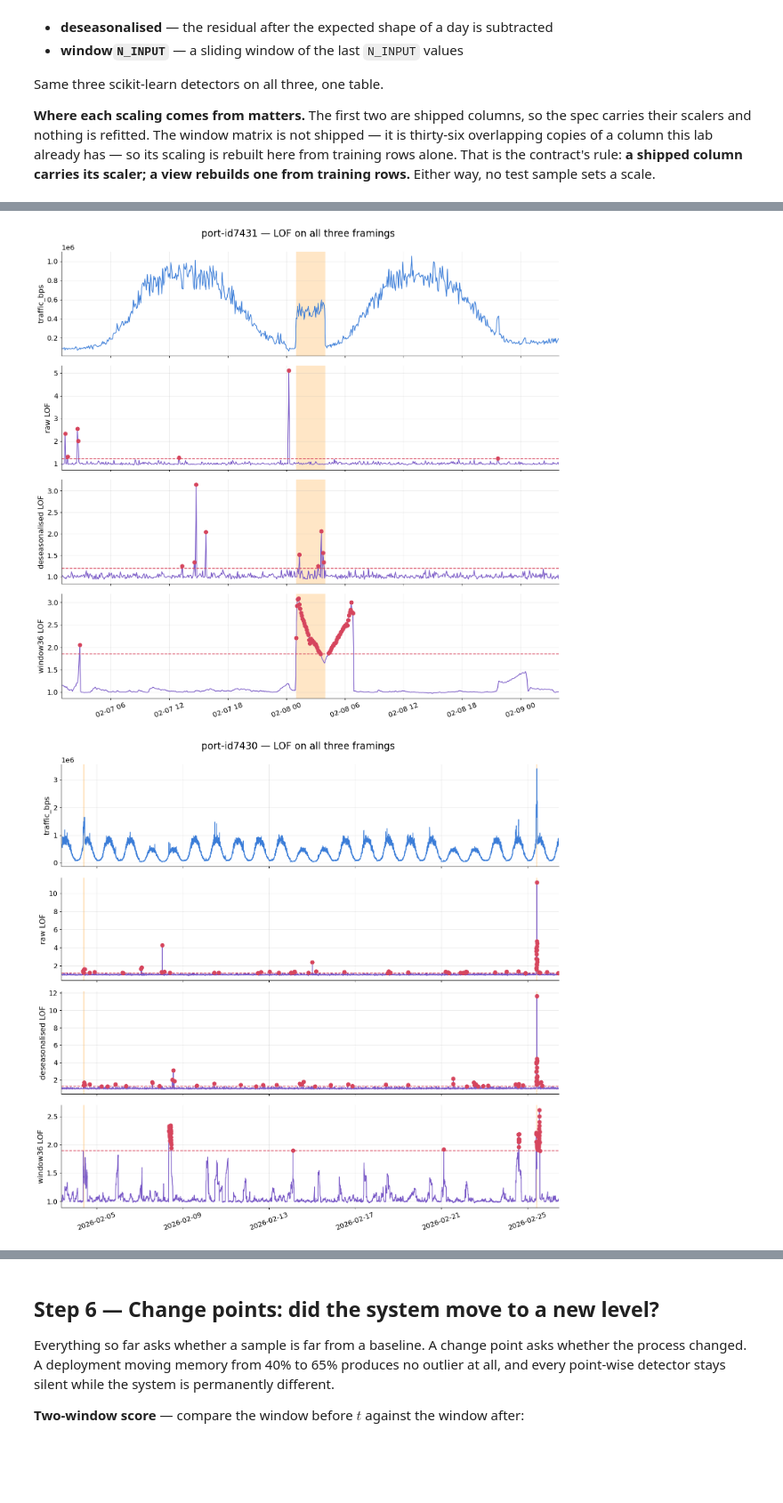
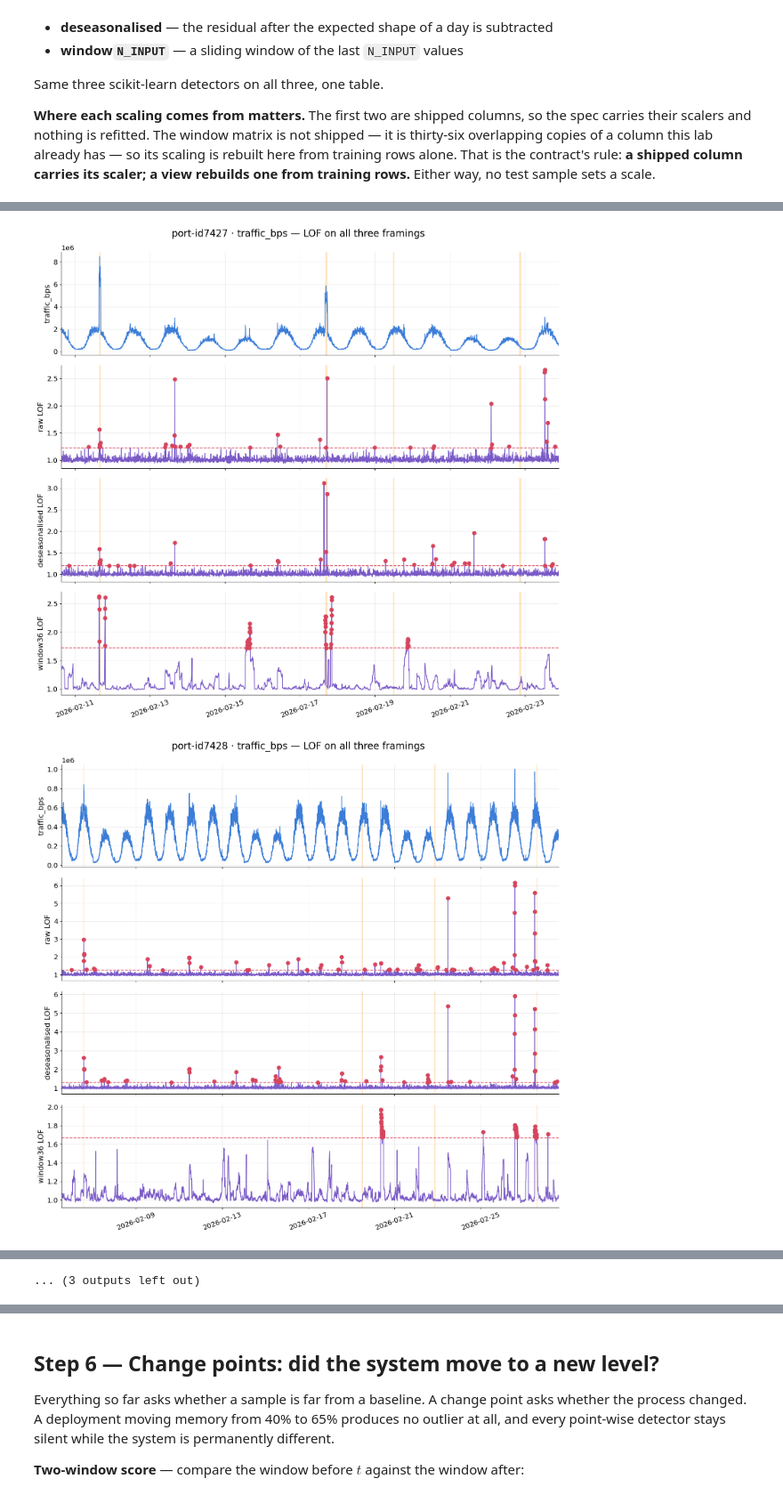
Before and after one commit to kevin880987/aiops-anomaly-zero-to-hero, a Jupyter notebook: labs/workshop/02.ipynb, the cells around one changed output, grey strips where cells are left out. Shown at 89% size. Saved outputs shown, nothing was run; the diff lists cells and outputs as text; code cells hidden in the pictures; blank space fills up the shorter version.

Commit message:
labs/workshop: no hand-picked subsets — all ports, all configured columns, all anomaly types

```diff
--- a/labs/workshop/02.ipynb
+++ b/labs/workshop/02.ipynb
@@ -132,9 +132,9 @@ anomaly, a nightly bulk transfer at the level of an ordinary weekday afternoon,
 carries an **absolute** one, a daytime surge. They diverge from Step 5 onward.
 # %%
 # ---- from the spec: measured in Lab 01, not re-chosen here -----------------------------
-PORTS = SPEC["representations"]["model_ports"]
-COLUMNS = [SPEC["representations"]["model_column"]]
-ANOMALY_TYPES = SPEC["representations"]["model_events"]
+PORTS = SPEC["data_contract"]["ports"]
+COLUMNS = SPEC["representations"]["columns"]
+ANOMALY_TYPES = SPEC["representations"]["anomaly_types"]
 TRAIN_FRAC = SPEC["representations"]["train_frac"]
 N_INPUT = SPEC["representations"]["sliding_window_samples"]
 THRESHOLD = SPEC["baseline"]["threshold"]
@@ -144,7 +144,7 @@ CAP = SPEC["baseline"]["score_cap"]
 BUDGET = 0.99          # alert on the top 1% of any score, so methods on different scales compare
 # ----------------------------------------------------------------------------------------
 
-print(f"ports {[p[-4:] for p in PORTS]} on {COLUMNS[0]} | train {TRAIN_FRAC:.0%} | "
+print(f"{len(PORTS)} ports x {len(COLUMNS)} columns | train {TRAIN_FRAC:.0%} | "
       f"sliding window {N_INPUT} ({N_INPUT * CADENCE / 3600:.0f} h) | "
       f"cutoff {THRESHOLD:g} | budget {BUDGET}")
 print(f"targets: {', '.join(ANOMALY_TYPES)}")
@@ -312,17 +341,23 @@ def framings(g, port, col=None, n_input=None, train_frac=None):
 
 
 rows, scores = [], {}
-for port in PORTS:
-    g = series_of(port=port, col=COLUMNS[0], data=df)
-    for name, (X, k, pad) in framings(g, port=port, col=COLUMNS[0],
+for port, column in [(p, c) for c in COLUMNS for p in PORTS]:
+    g = series_of(port=port, col=column, data=df)
+    for name, (X, k, pad) in framings(g, port=port, col=column,
                                       n_input=N_INPUT, train_frac=TRAIN_FRAC).items():
         fitted = fit_models(X[:k], X)
         # a window's score belongs to the sample it ends on, so pad the leading samples
         fitted = {m: np.concatenate([np.full(pad, np.nan), s]) for m, s in fitted.items()}
-        scores[port, name] = fitted
+        scores[port, column, name] = fitted
         for model, s in fitted.items():
-            rows.append(evaluate(name=f"{name} {model}", port=port, score=s,
-                                 target=g["target"], budget=BUDGET))
+            r = evaluate(name=f"{name} {model}", port=port, score=s,
+                         target=g["target"], budget=BUDGET)
+            rows.append({**r, "column": column})
 
-pd.DataFrame(rows)
+framing_table = pd.DataFrame(rows)
+grid = framing_table.pivot_table(index="method", columns=["column", "port"], values="caught")
+grid.columns = [f"{c[:9]} · {p}" for c, p in grid.columns]
+heatmap(grid, fmt="{:.0f}", cbar_label="anomaly samples caught",
+        title="three framings x three detectors (higher is better)")
+framing_table
 # %% [output]
@@ -346,10 +378,10 @@ pd.DataFrame(rows)
 # %%
-for port in PORTS:
-    plot_series(series_of(port=port, col=COLUMNS[0], data=df),
+for port, column in [(p, c) for c in COLUMNS for p in PORTS]:
+    plot_series(series_of(port=port, col=column, data=df),
                 scores={f"{name} {m}": s
                         for name in ("raw", "deseasonalised", f"window{N_INPUT}")
-                        for m, s in scores[port, name].items() if m == "LOF"},
-                budget=BUDGET, title=f"{port} — LOF on all three framings")
+                        for m, s in scores[port, column, name].items() if m == "LOF"},
+                budget=BUDGET, title=f"{port} · {column} — LOF on all three framings")
 # %% [output]
-[figure, old version]
+[figure, new version]
-[figure, old version]
+[figure, new version]
@@ -356 +398,2 @@ for port in PORTS:
+... (3 outputs left out)
 # %% [markdown]
```
Also changed, not shown: parts of 15 cells of this notebook, 1 other file.
